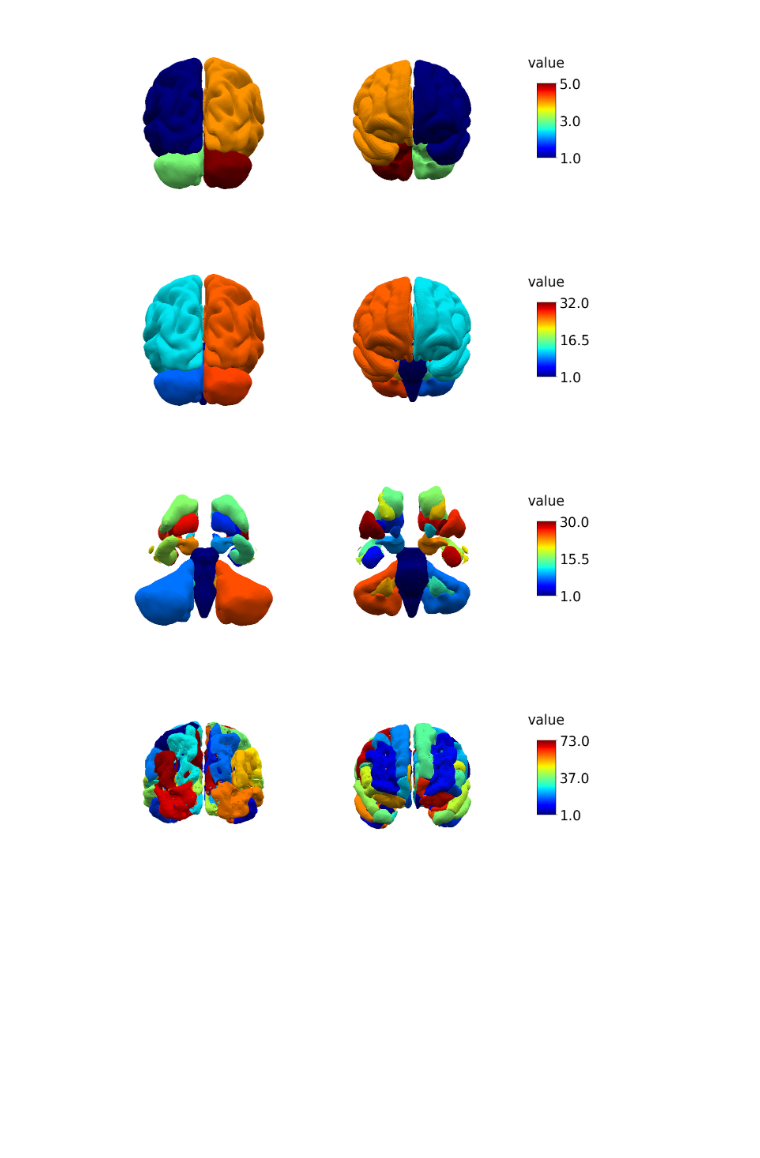
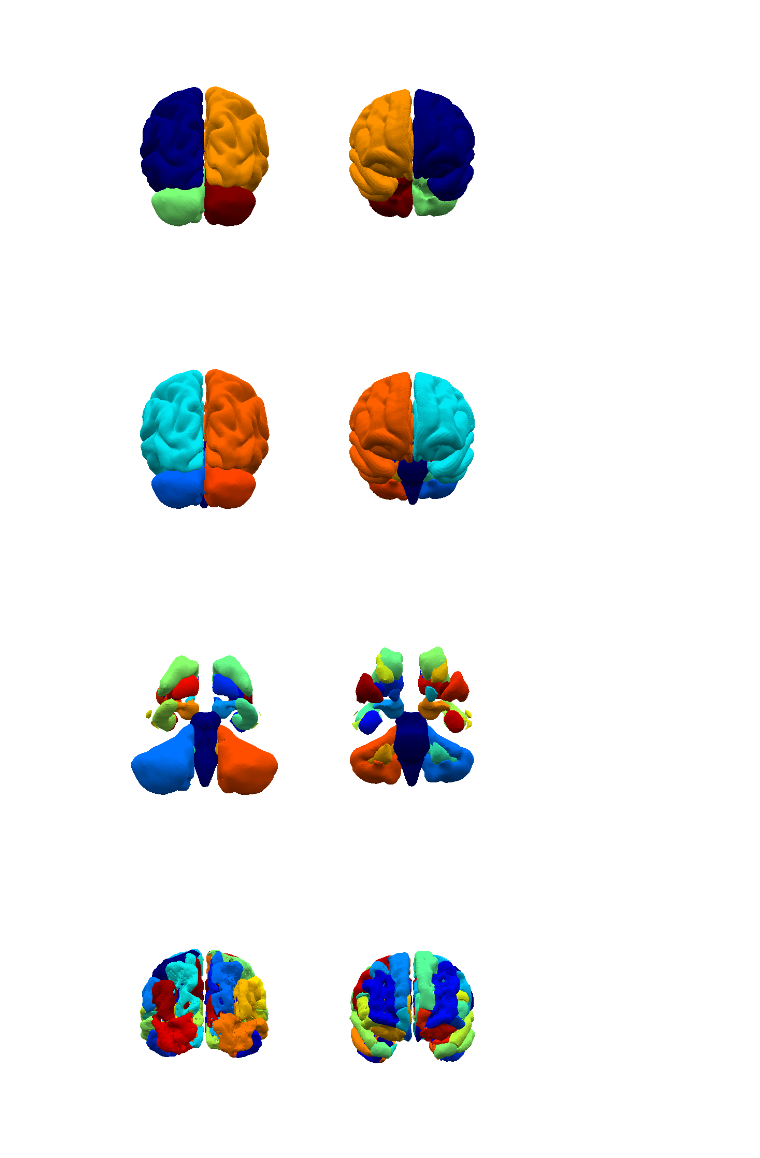
Before and after one commit to imaginelab/gene_viz, a Jupyter notebook: notebooks/concatenate_meshes.ipynb, the cells around one changed output. Cells and saved outputs as stored; diff of their text form; code cells hidden in the pictures; blank space fills up the shorter version.

```diff
--- a/notebooks/concatenate_meshes.ipynb
+++ b/notebooks/concatenate_meshes.ipynb
@@ -34,24 +34,25 @@ def concatenate_meshes(mesh_files, f_explode, overlays=None):
 # %%
 # get cortex and cerebellum meshes
 mesh_files = [os.path.join(get_data_path(),'fs_LR.32k.L.pial.surf.gii'),
               os.path.join(get_data_path(),'Left-Cerebellum-Cortex_meshfile.surf.gii'),
               os.path.join(get_data_path(),'fs_LR.32k.R.pial.surf.gii'),
               os.path.join(get_data_path(),'Right-Cerebellum-Cortex_meshfile.surf.gii')
               ]
 
 # define the explode fraction
 f_explode = 0
 
 # plot
 vertices, faces, overlay = concatenate_meshes(mesh_files, f_explode, overlays=None)
 
 plot_surf(vertices, faces, overlay,
-          rotate=[0,180],
+          rotate=[0, 180],
           x_rotate = 280,
-          cmap = 'jet'
+          cmap = 'jet',
+          colorbar = False,
            )
 # %% [output]
-[figure, old version]
+[figure, new version]
 # %%
 
 # get cortex and subcortical meshes
@@ -68,10 +69,11 @@ vertices, faces, overlay = concatenate_meshes(mesh_files, f_explode, overlays=No
 plot_surf(vertices, faces, overlay,
           rotate=[0,180],
           x_rotate = 280,
-          cmap = 'jet'
+          cmap = 'jet',
+          colorbar = False,
            )
 # %% [output]
-[figure, old version]
+[figure, new version]
 # %%
 # get cortex and subcortical meshes
 mesh_files = glob.glob(os.path.join(get_data_path(), '*'))
@@ -87,10 +89,11 @@ vertices, faces, overlay = concatenate_meshes(mesh_files, f_explode, overlays=No
 plot_surf(vertices, faces, overlay,
           rotate=[0,180],
           x_rotate = 280,
-          cmap = 'jet'
+          cmap = 'jet',
+          colorbar = False,
            )
 # %% [output]
-[figure, old version]
+[figure, new version]
 # %%
 
 # get only cortex meshes
@@ -106,7 +109,8 @@ vertices, faces, overlay = concatenate_meshes(mesh_files, f_explode, overlays=No
 plot_surf(vertices, faces, overlay,
           rotate=[0,180],
           x_rotate = 280,
-          cmap = 'jet'
+          cmap = 'jet',
+          colorbar = False,
            )
 # %% [output]
-[figure, old version]
+[figure, new version]
```
Also changed, not shown: parts of 1 cell of this notebook, 2 other files.
